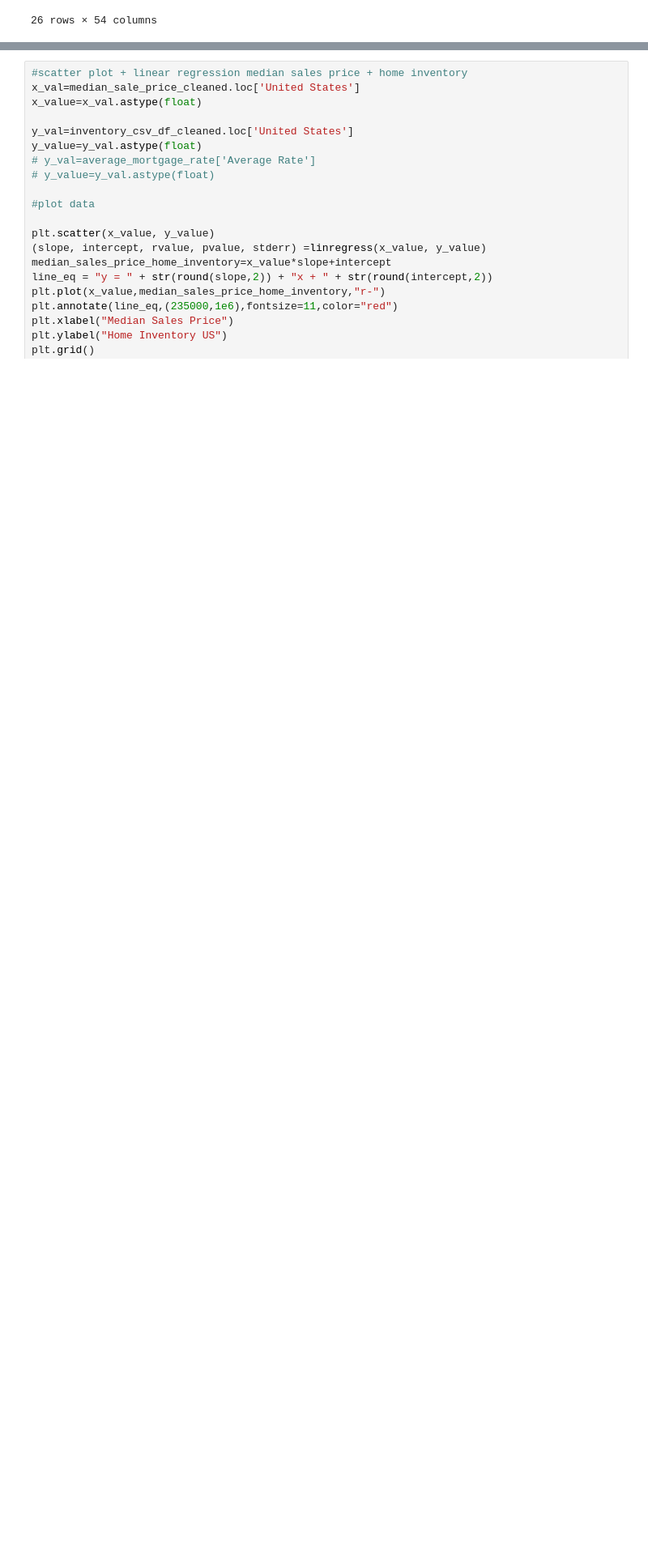
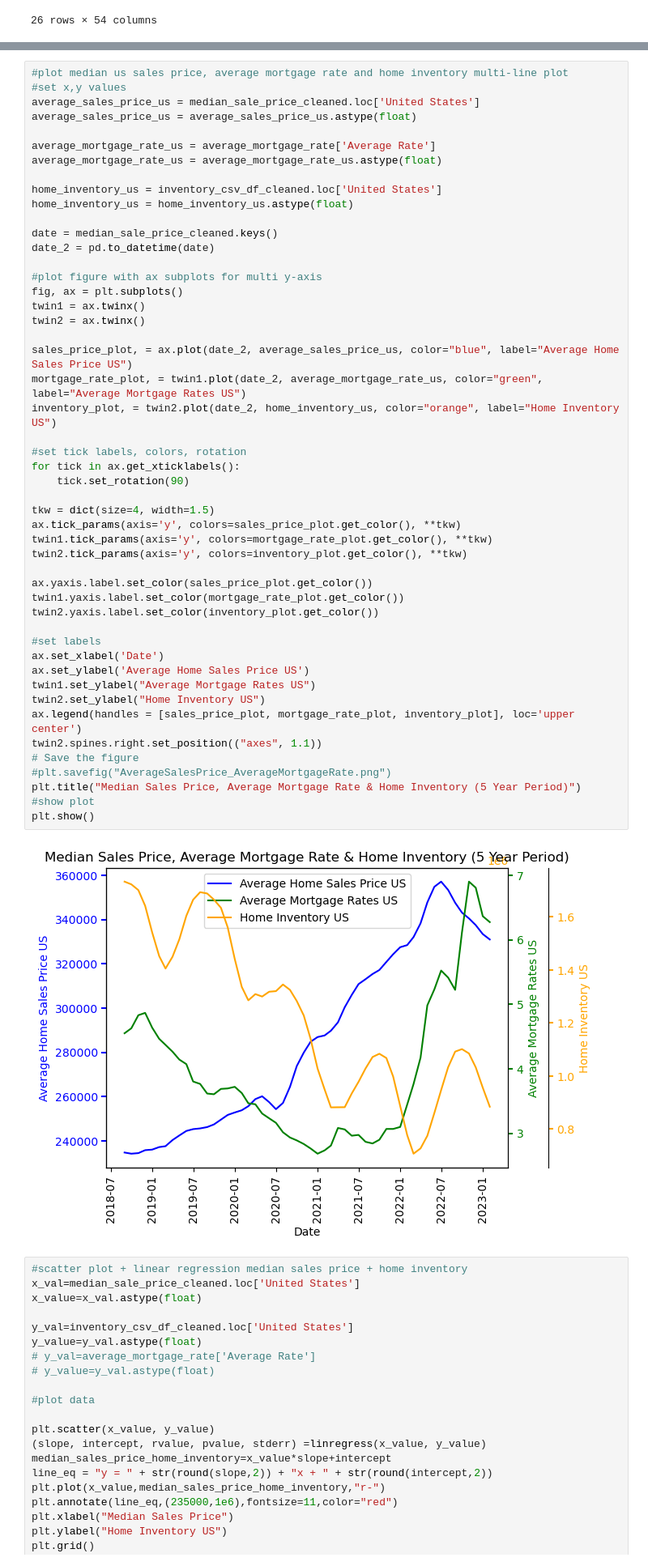
Before and after one commit to ceramicbull/Project-1-Repo, a Jupyter notebook: chelsea-pickett/API-notebook.ipynb, the cells around one changed output, grey strips where cells are left out. Shown at 81% size. Drawn from its saved outputs; the diff is of its cells as text; blank space fills up the shorter version.

```diff
--- a/chelsea-pickett/API-notebook.ipynb
+++ b/chelsea-pickett/API-notebook.ipynb
@@ -671,3 +728,54 @@ plt.show()
+# %%
+#plot median us sales price, average mortgage rate and home inventory multi-line plot
+#set x,y values
+average_sales_price_us = median_sale_price_cleaned.loc['United States']
+average_sales_price_us = average_sales_price_us.astype(float)
+
+average_mortgage_rate_us = average_mortgage_rate['Average Rate']
+average_mortgage_rate_us = average_mortgage_rate_us.astype(float)
+
+home_inventory_us = inventory_csv_df_cleaned.loc['United States']
+home_inventory_us = home_inventory_us.astype(float)
+
+date = median_sale_price_cleaned.keys()
+date_2 = pd.to_datetime(date)
+
+#plot figure with ax subplots for multi y-axis
+fig, ax = plt.subplots()
+twin1 = ax.twinx()
+twin2 = ax.twinx()
+
+sales_price_plot, = ax.plot(date_2, average_sales_price_us, color="blue", label="Average Home Sales Price US")
+mortgage_rate_plot, = twin1.plot(date_2, average_mortgage_rate_us, color="green", label="Average Mortgage Rates US")
+inventory_plot, = twin2.plot(date_2, home_inventory_us, color="orange", label="Home Inventory US")
+
+#set tick labels, colors, rotation
+for tick in ax.get_xticklabels():
+    tick.set_rotation(90)
+
+tkw = dict(size=4, width=1.5)
+ax.tick_params(axis='y', colors=sales_price_plot.get_color(), **tkw)
+twin1.tick_params(axis='y', colors=mortgage_rate_plot.get_color(), **tkw)
+twin2.tick_params(axis='y', colors=inventory_plot.get_color(), **tkw)
+
+ax.yaxis.label.set_color(sales_price_plot.get_color())
+twin1.yaxis.label.set_color(mortgage_rate_plot.get_color())
+twin2.yaxis.label.set_color(inventory_plot.get_color())
+
+#set labels
+ax.set_xlabel('Date')
+ax.set_ylabel('Average Home Sales Price US')
+twin1.set_ylabel("Average Mortgage Rates US")
+twin2.set_ylabel("Home Inventory US")
+ax.legend(handles = [sales_price_plot, mortgage_rate_plot, inventory_plot], loc='upper center')
+twin2.spines.right.set_position(("axes", 1.1))
+# Save the figure
+#plt.savefig("AverageSalesPrice_AverageMortgageRate.png")
+plt.title("Median Sales Price, Average Mortgage Rate & Home Inventory (5 Year Period)")
+#show plot
+plt.show()
+# %% [output]
+[figure, added]
 # %%
 #scatter plot + linear regression median sales price + home inventory
 x_val=median_sale_price_cleaned.loc['United States']
```
Also changed, not shown: parts of 17 cells of this notebook, 7 other files.
